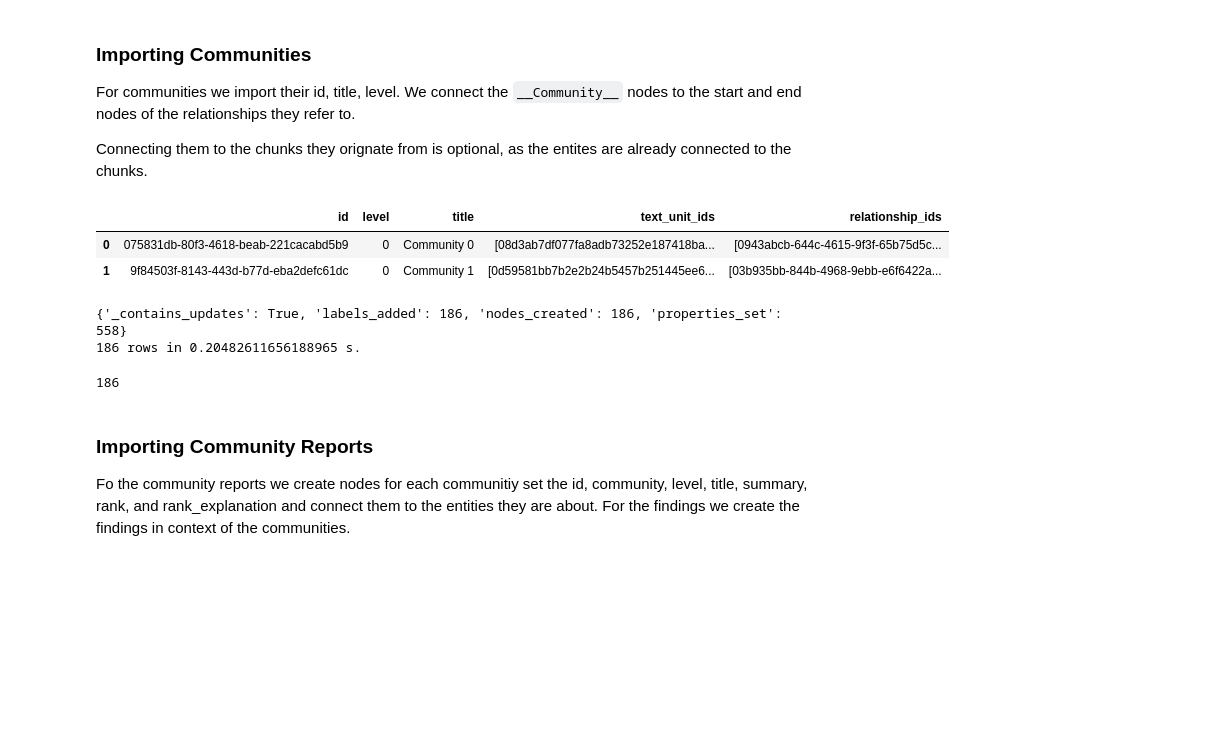
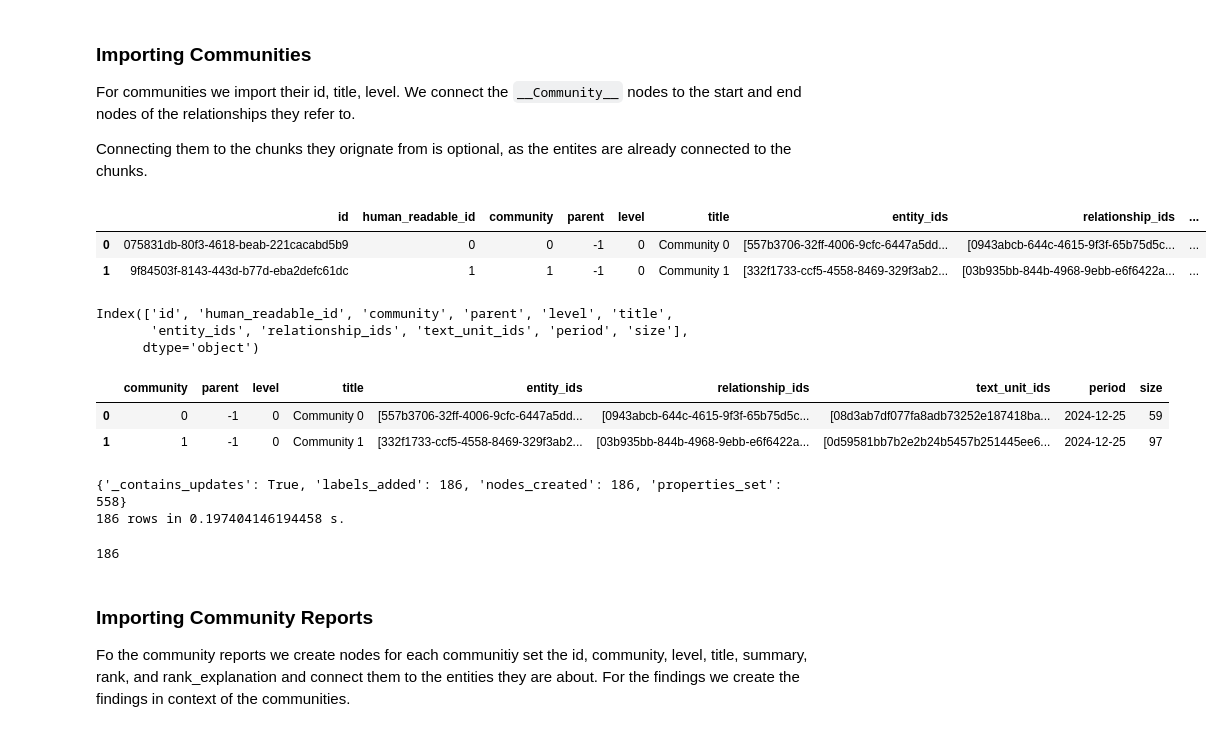
Before and after one commit to zhangjiekui/graphrag, a Jupyter notebook: examples_notebooks/community_contrib/neo4j/graphrag_import_neo4j_cypher.ipynb, the cells around one changed output. Saved outputs shown, nothing was run; the diff lists cells and outputs as text; code cells hidden in the pictures; blank space fills up the shorter version.

```diff
--- a/examples_notebooks/community_contrib/neo4j/graphrag_import_neo4j_cypher.ipynb
+++ b/examples_notebooks/community_contrib/neo4j/graphrag_import_neo4j_cypher.ipynb
@@ -349,11 +383,17 @@ Connecting them to the chunks they orignate from is optional, as the entites are
 # %%
 community_df = pd.read_parquet(
     f"{GRAPHRAG_FOLDER}/create_final_communities.parquet",
-    columns=["id", "level", "title", "text_unit_ids", "relationship_ids"],
+    # columns=["id", "level", "title", "text_unit_ids", "relationship_ids"],
 )
 
 community_df.head(2)
 # %% [output]
-|  | id | level | title | text_unit_ids | relationship_ids |
-| 0 | 075831db-80f3-4618-beab-221cacabd5b9 | 0 | Community 0 | [08d3ab7df077fa8adb73252e187418ba... | [0943abcb-644c-4615-9f3f-65b75d5c... |
-| 1 | 9f84503f-8143-443d-b77d-eba2defc61dc | 0 | Community 1 | [0d59581bb7b2e2b24b5457b251445ee6... | [03b935bb-844b-4968-9ebb-e6f6422a... |
+|  | id | human_readable_id | community | parent | level | title | entity_ids | relationship_ids | ... |
+| 0 | 075831db-80f3-4618-beab-221cacabd5b9 | 0 | 0 | -1 | 0 | Community 0 | [557b3706-32ff-4006-9cfc-6447a5dd... | [0943abcb-644c-4615-9f3f-65b75d5c... | ... |
+| 1 | 9f84503f-8143-443d-b77d-eba2defc61dc | 1 | 1 | -1 | 0 | Community 1 | [332f1733-ccf5-4558-8469-329f3ab2... | [03b935bb-844b-4968-9ebb-e6f6422a... | ... |
+# %%
+community_df.columns
+# %% [output]
+Index(['id', 'human_readable_id', 'community', 'parent', 'level', 'title',
+       'entity_ids', 'relationship_ids', 'text_unit_ids', 'period', 'size'],
+      dtype='object')
@@ -360,3 +402,9 @@ community_df.head(2)
+# %%
+community_df_readable.head(2)
+# %% [output]
+|  | community | parent | level | title | entity_ids | relationship_ids | text_unit_ids | period | size |
+| 0 | 0 | -1 | 0 | Community 0 | [557b3706-32ff-4006-9cfc-6447a5dd... | [0943abcb-644c-4615-9f3f-65b75d5c... | [08d3ab7df077fa8adb73252e187418ba... | 2024-12-25 | 59 |
+| 1 | 1 | -1 | 0 | Community 1 | [332f1733-ccf5-4558-8469-329f3ab2... | [03b935bb-844b-4968-9ebb-e6f6422a... | [0d59581bb7b2e2b24b5457b251445ee6... | 2024-12-25 | 97 |
 # %%
 statement = """
 MERGE (c:__Community__ {community:value.id})
@@ -378,7 +426,7 @@ RETURn count(distinct c) as createdCommunities
 batched_import(statement, community_df)
 # %% [output]
 {'_contains_updates': True, 'labels_added': 186, 'nodes_created': 186, 'properties_set': 558}
-186 rows in 0.20482611656188965 s.
+186 rows in 0.197404146194458 s.
 186
 # %% [markdown]
 ### Importing Community Reports
```
Also changed, not shown: parts of 14 cells of this notebook, 13 other files.
